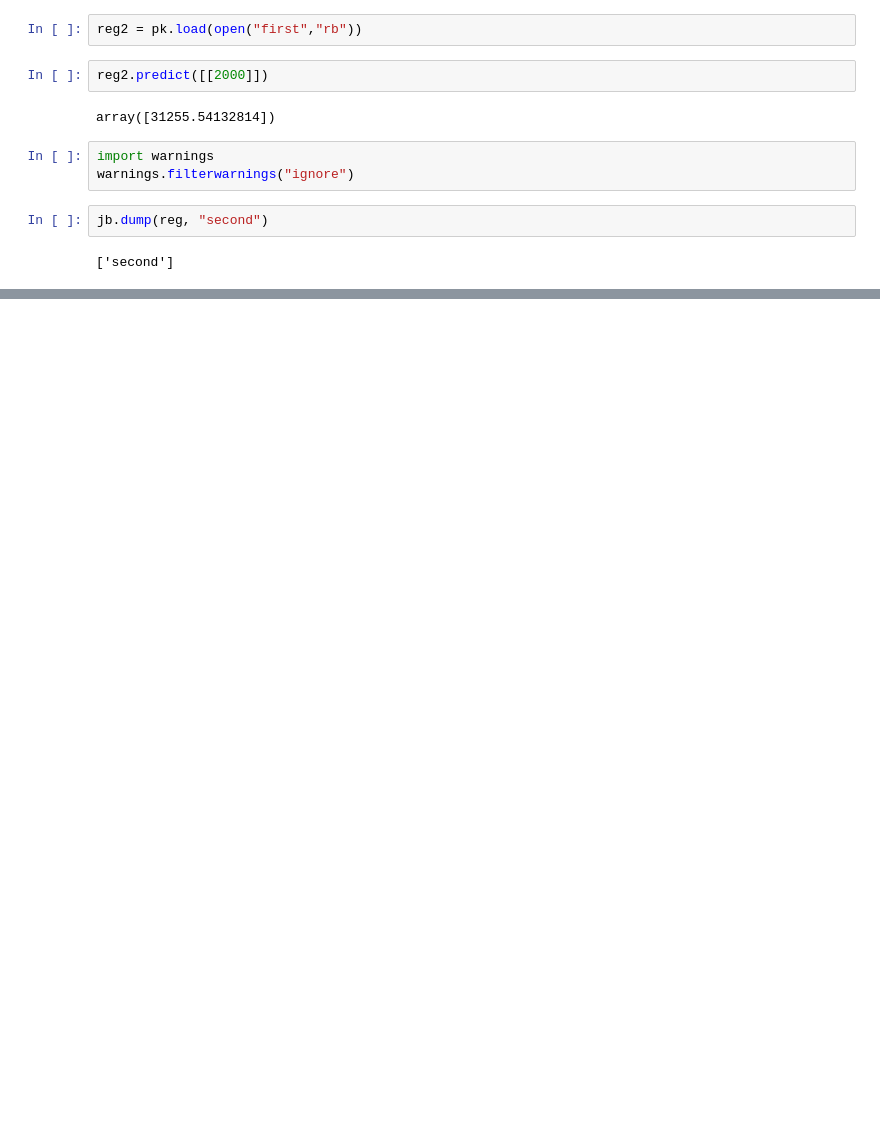
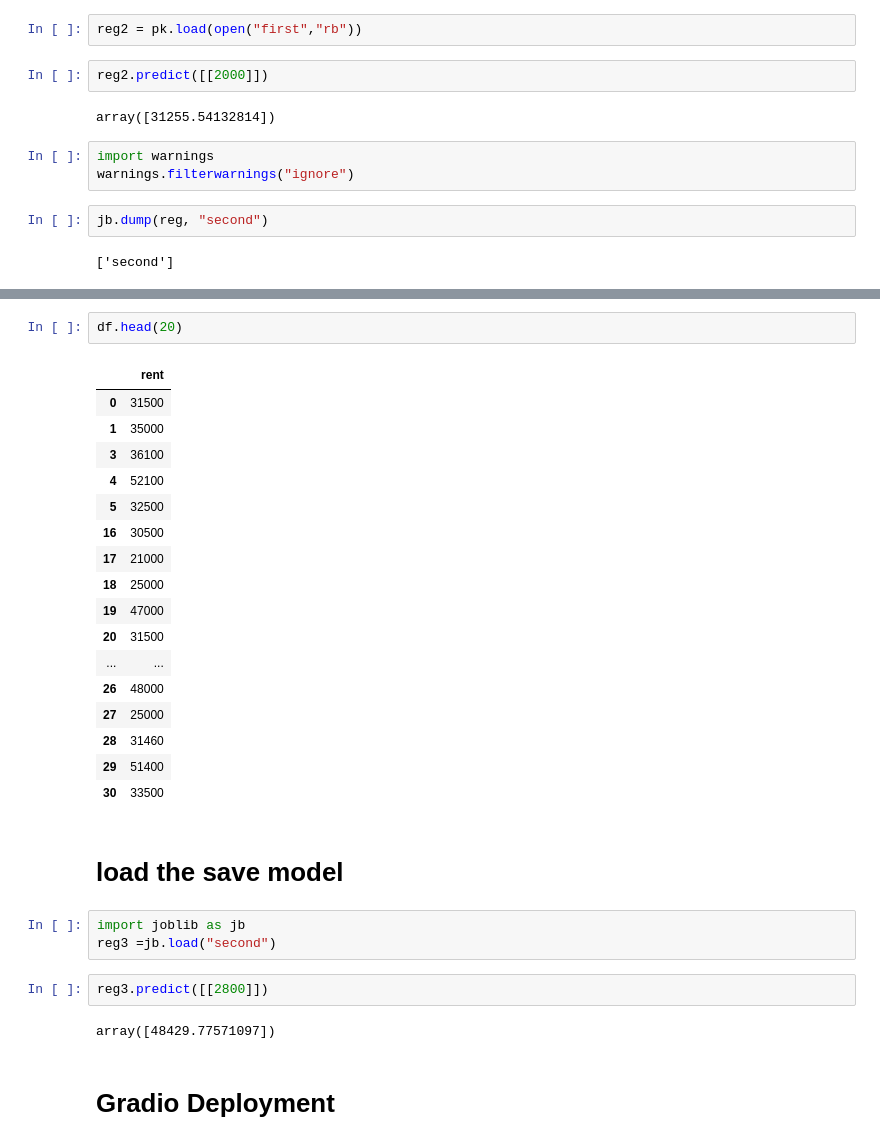
Before and after one commit to jarinraya02/Machine_Learning_Course, a Jupyter notebook: Class 1/Practice1.ipynb, the cells around one changed output, grey strips where cells are left out. Drawn from its saved outputs; the diff is of its cells as text; blank space fills up the shorter version.

```diff
--- a/Class 1/Practice1.ipynb
+++ b/Class 1/Practice1.ipynb
@@ -428,0 +486,31 @@ jb.dump(reg, "second")
+# %%
+df.head(20)
+# %% [output]
+|  | rent |
+| 0 | 31500 |
+| 1 | 35000 |
+| 3 | 36100 |
+| 4 | 52100 |
+| 5 | 32500 |
+| 16 | 30500 |
+| 17 | 21000 |
+| 18 | 25000 |
+| 19 | 47000 |
+| 20 | 31500 |
+| ... | ... |
+| 26 | 48000 |
+| 27 | 25000 |
+| 28 | 31460 |
+| 29 | 51400 |
+| 30 | 33500 |
+# %% [markdown]
+# load the save model
+# %%
+import joblib as jb
+reg3 =jb.load("second")
+# %%
+reg3.predict([[2800]])
+# %% [output]
+array([48429.77571097])
+# %% [markdown]
+# Gradio Deployment
```
Also changed, not shown: parts of 15 cells of this notebook, 3 other files.
